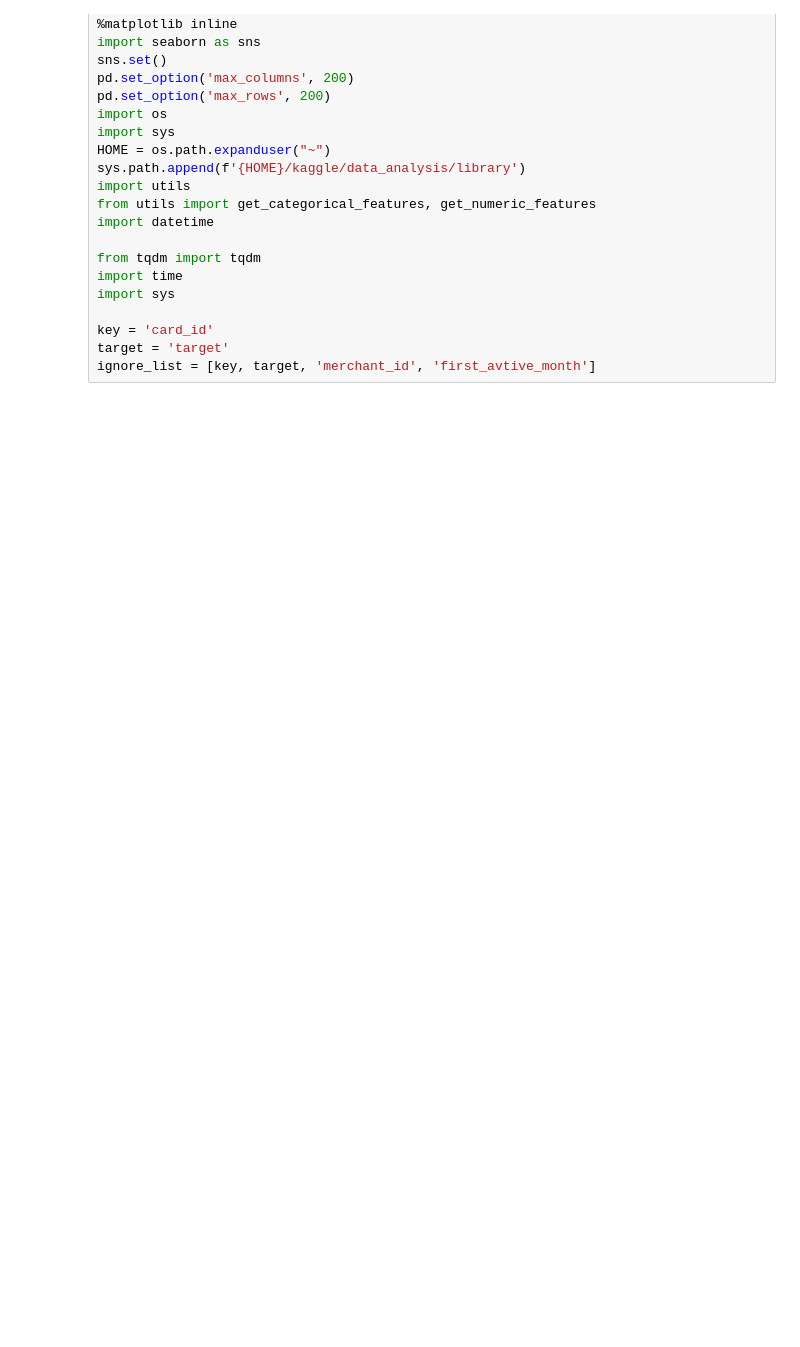
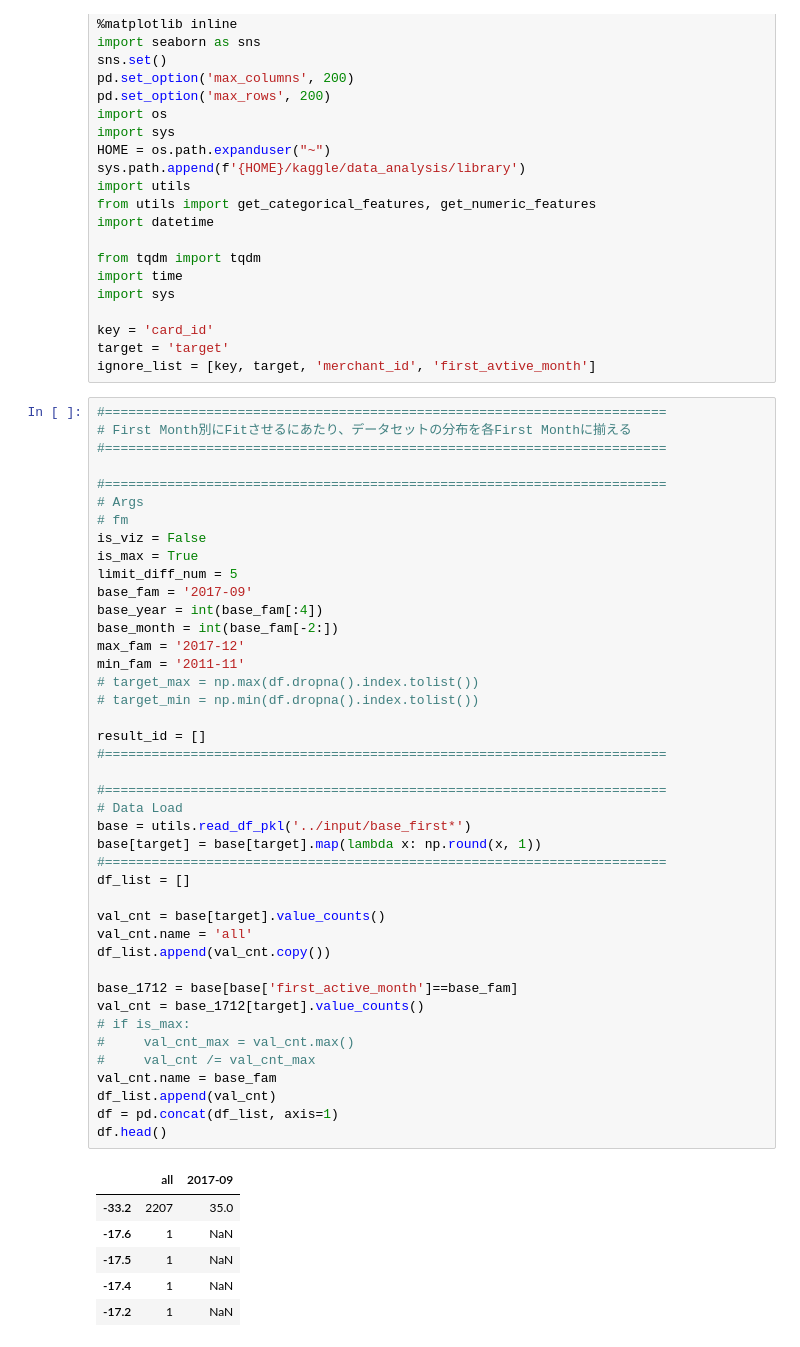
Before and after one commit to Chestnut1999/Elo-Recommendation-23place, a Jupyter notebook: jpy/201_elo_fam_make_dist.ipynb, the cells around one changed output. Drawn from its saved outputs; the diff is of its cells as text; blank space fills up the shorter version.

```diff
--- a/jpy/201_elo_fam_make_dist.ipynb
+++ b/jpy/201_elo_fam_make_dist.ipynb
@@ -27,3 +27,52 @@ import sys
 key = 'card_id'
 target = 'target'
 ignore_list = [key, target, 'merchant_id', 'first_avtive_month']
+# %%
+#========================================================================
+# First Month別にFitさせるにあたり、データセットの分布を各First Monthに揃える
+#========================================================================
+
+#========================================================================
+# Args
+# fm
+is_viz = False
+is_max = True
+limit_diff_num = 5
+base_fam = '2017-09'
+base_year = int(base_fam[:4])
+base_month = int(base_fam[-2:])
+max_fam = '2017-12'
+min_fam = '2011-11'
+# target_max = np.max(df.dropna().index.tolist())
+# target_min = np.min(df.dropna().index.tolist())
+
+result_id = []
+#========================================================================
+
+#========================================================================
+# Data Load
+base = utils.read_df_pkl('../input/base_first*')
+base[target] = base[target].map(lambda x: np.round(x, 1))
+#========================================================================
+df_list = []
+
+val_cnt = base[target].value_counts()
+val_cnt.name = 'all'
+df_list.append(val_cnt.copy())
+
+base_1712 = base[base['first_active_month']==base_fam]
+val_cnt = base_1712[target].value_counts()
+# if is_max:
+#     val_cnt_max = val_cnt.max()
+#     val_cnt /= val_cnt_max
+val_cnt.name = base_fam
+df_list.append(val_cnt)
+df = pd.concat(df_list, axis=1)
+df.head()
+# %% [output]
+|  | all | 2017-09 |
+| -33.2 | 2207 | 35.0 |
+| -17.6 | 1 | NaN |
+| -17.5 | 1 | NaN |
+| -17.4 | 1 | NaN |
+| -17.2 | 1 | NaN |
```
Also changed, not shown: parts of 2 cells of this notebook, 5 other files.
